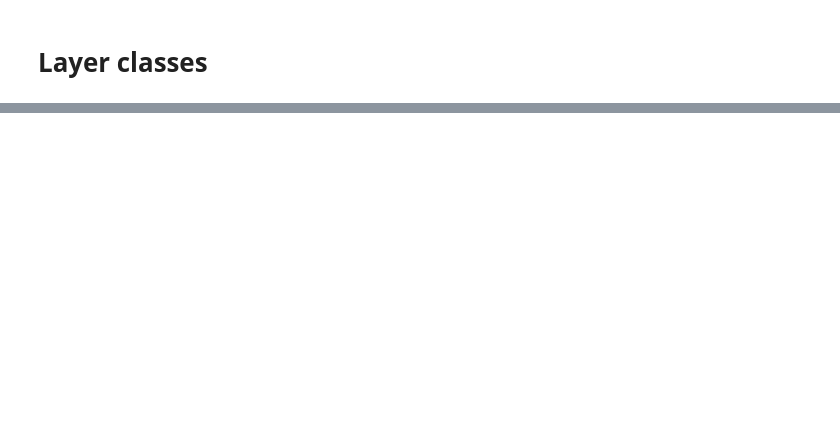
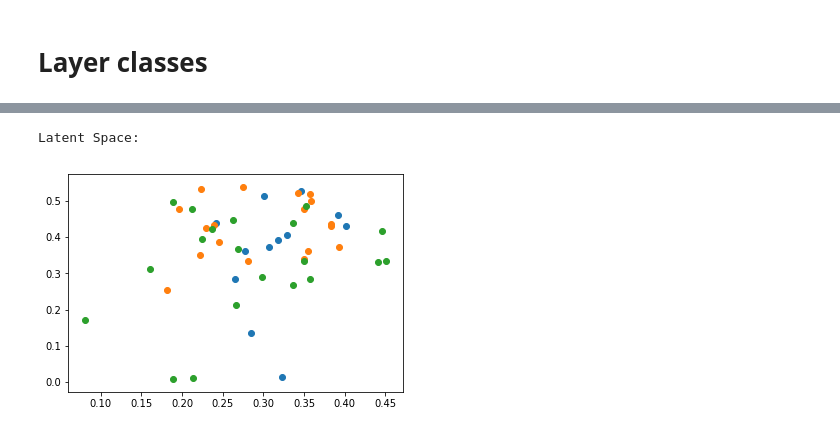
Before and after one commit to JoelSjoberg/Neural-NetworkInModules, a Jupyter notebook: Cluster loss.ipynb, the cells around one changed output, grey strips where cells are left out. Cells and saved outputs as stored; diff of their text form; code cells hidden in the pictures; blank space fills up the shorter version.

```diff
--- a/Cluster loss.ipynb
+++ b/Cluster loss.ipynb
@@ -486,20 +514,0 @@ NameError: name 'normalization' is not defined
-# %%
-
-
-shapes = [784, 500, 30, 2]
-Weights = [np.random.random_sample((shapes[i], shapes[i-1])) for i in range(1, len(shapes))]
-activations = [relu, sine, tanh]
-
-def feed_forward(Weights, inp, activation):
-
-    return activation(Weights.dot(inp))
-
-signals = np.random.random_sample((200, 784))
-labels = np.random.randint(0, 3, (200))
-clusters = [[] for i in range(3)]
-
-for signal, l in zip(signals, labels):
-    for W, a in zip(Weights, activations):
-        signal = feed_forward(W, signal, a)
-
-    clusters[l].append(signal)
@@ -539,0 +800,6 @@ array([ 55, 145])
+# %%
+print("Latent Space:")
+plot_clasified_points(model, points, labels, colors)
+# %% [output]
+Latent Space:
+[figure, added]
```
Also changed, not shown: parts of 27 cells of this notebook, 1 other file.
